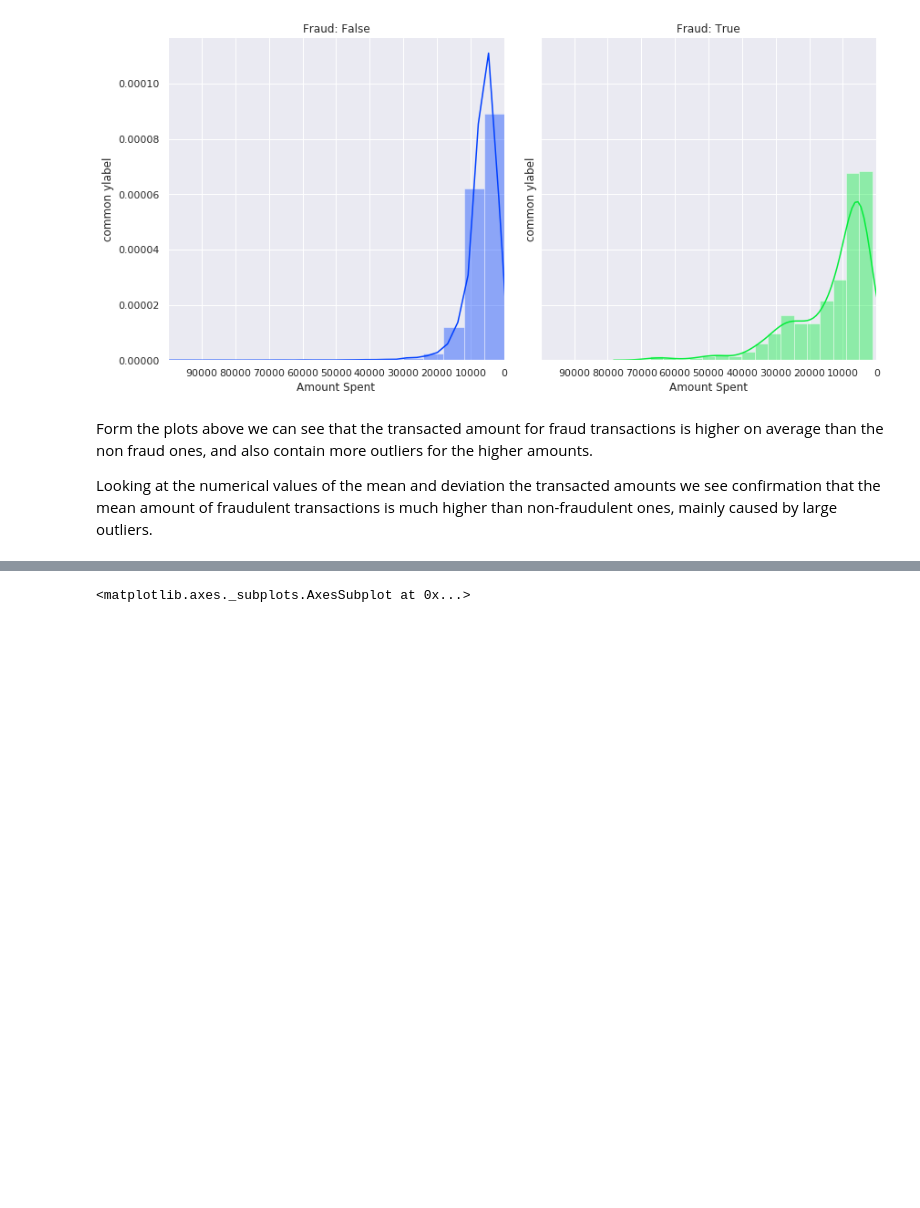
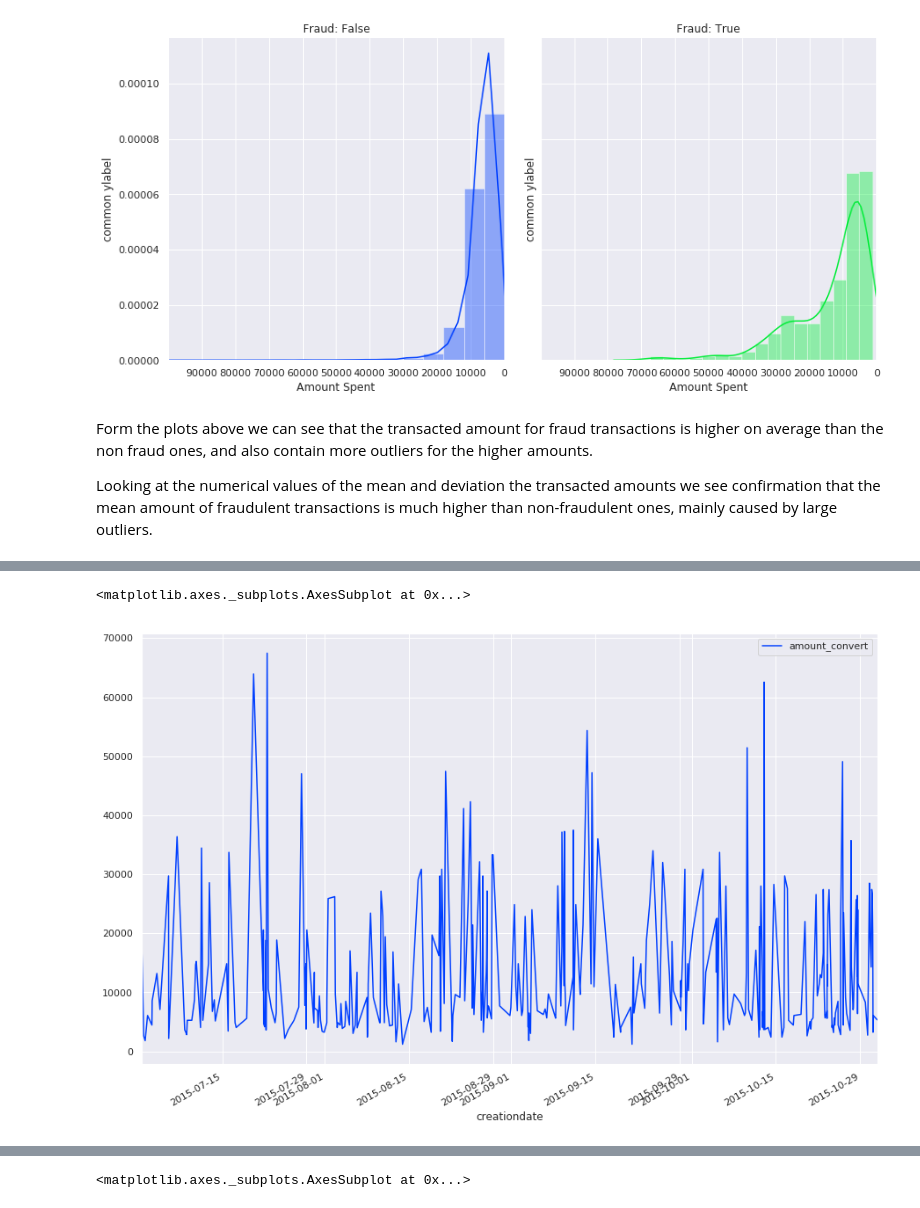
Before and after one commit to mennobo/CS4035_CDA_3, a Jupyter notebook: Assignment1/Classification.ipynb, the cells around one changed output, grey strips where cells are left out. Cells and saved outputs as stored; diff of their text form; code cells hidden in the pictures; blank space fills up the shorter version.

```diff
--- a/Assignment1/Classification.ipynb
+++ b/Assignment1/Classification.ipynb
@@ -266,19 +266,11 @@ g.set_xticklabels(rotation=30)
 # %%
 # Amount of fraud over time shows a very small decline in the amount of fraud committed over time.
 fraudulent = df[df["is_fraud"] == 1]
-len(fraudulent)
 
-# attempt 1
-# sns.lineplot(x="bookingdate", y="amount", data=fraudulent.sort_index(by='bookingdate'))
-
-#attempt 2
-# fraudulent.set_index("bookingdate").groupby(pd.Grouper(freq='M')).head()
-# plt = sns.lineplot(x="creationdate", y="amount", data=gr)
-# plt.xticks(rotation=70)
-
-#attempt 3
-plt.figure();
-fraudulent.set_index("creationdate").plot(figsize=(15,10), y='amount')
+fraudulent.set_index("creationdate").plot(figsize=(15,10), y='amount_convert')
+# %% [output]
+<matplotlib.axes._subplots.AxesSubplot at 0x...>
+[figure, added]
 # %%
 # Attempting to explore is theres a higher chance of fraud when issuercountrycode != shoppercountrycode
 
```
Also changed, not shown: parts of 16 cells of this notebook.
